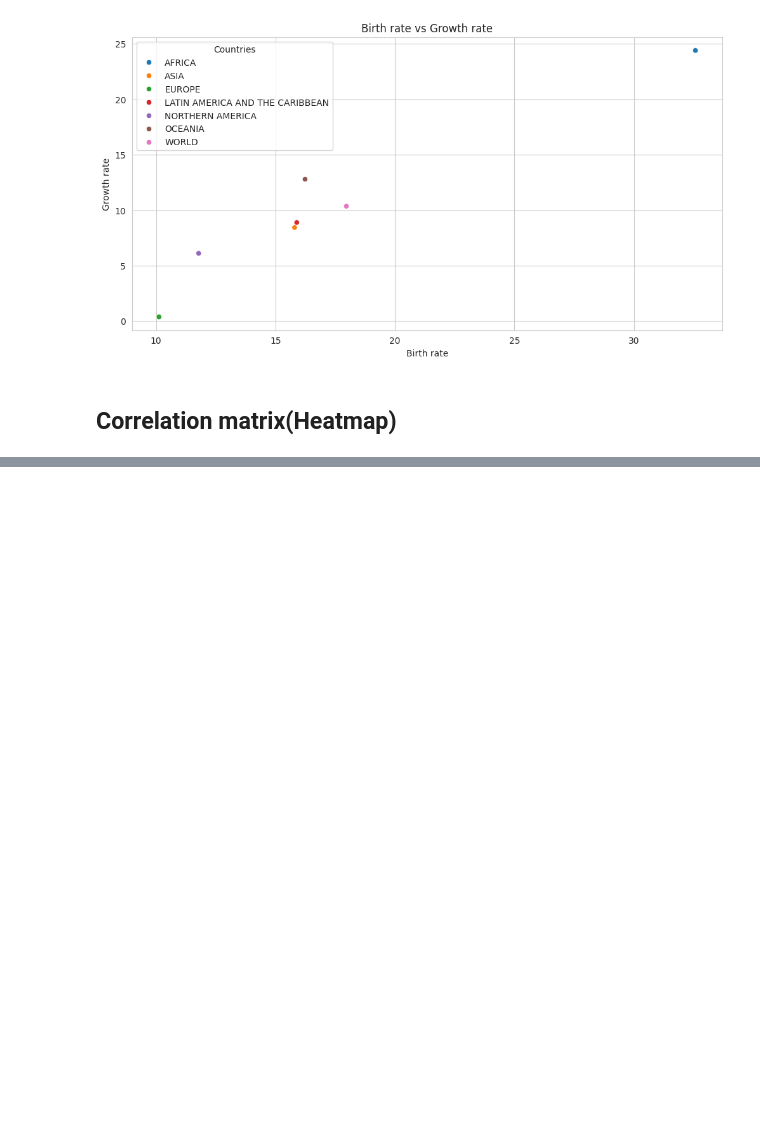
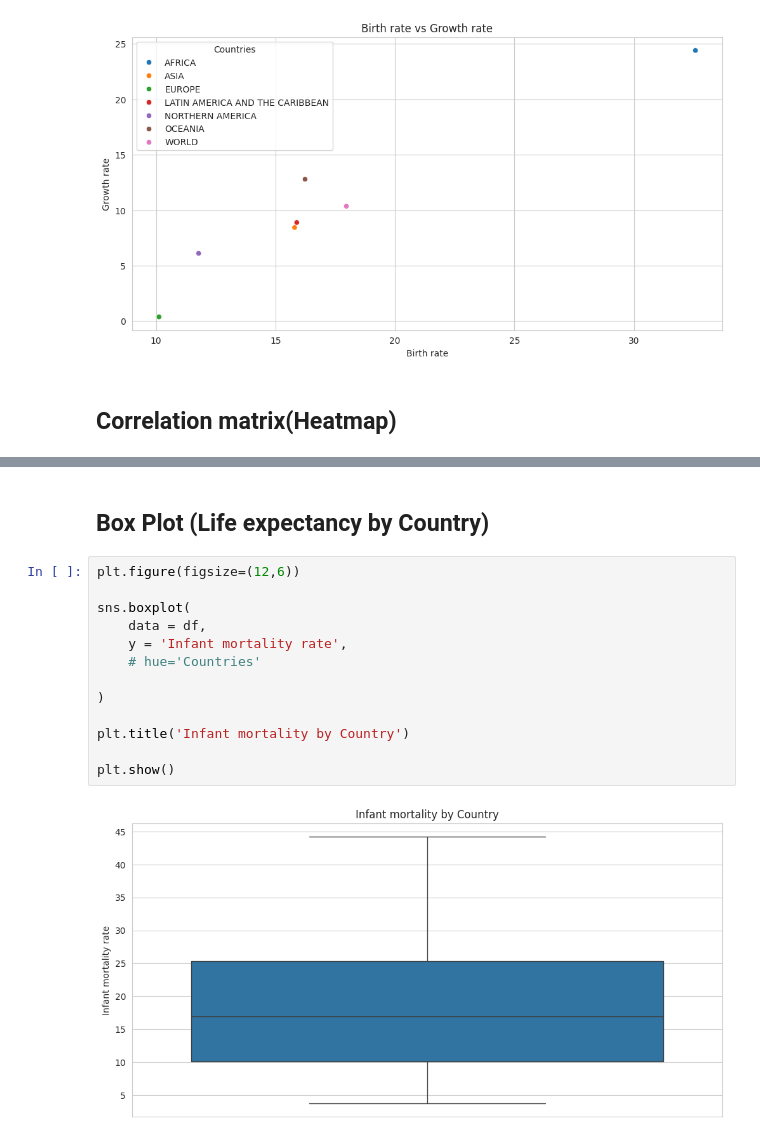
Before and after one commit to aakashkumar089/Class-notes, a Jupyter notebook: OTS2_Matplotlib_seaborn.ipynb, the cells around one changed output, grey strips where cells are left out. Cells and saved outputs as stored; diff of their text form; blank space fills up the shorter version.

```diff
--- a/OTS2_Matplotlib_seaborn.ipynb
+++ b/OTS2_Matplotlib_seaborn.ipynb
@@ -169,0 +170,17 @@ plt.show()
+# %% [markdown]
+## Box Plot (Life expectancy by Country)
+# %%
+plt.figure(figsize=(12,6))
+
+sns.boxplot(
+    data = df,
+    y = 'Infant mortality rate',
+    # hue='Countries'
+
+)
+
+plt.title('Infant mortality by Country')
+
+plt.show()
+# %% [output]
+[figure, added]
```
Also changed, not shown: parts of 4 cells of this notebook.
